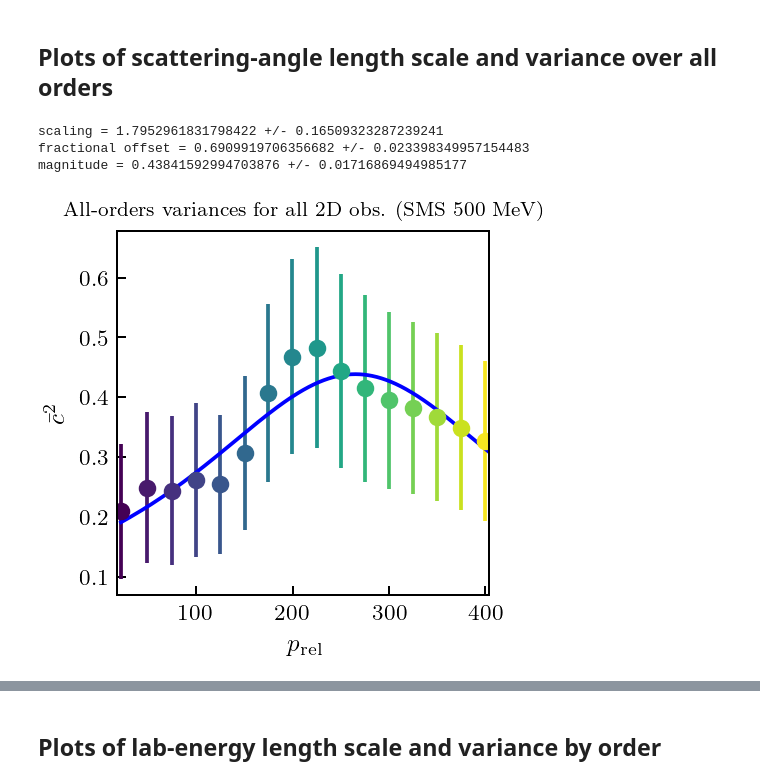
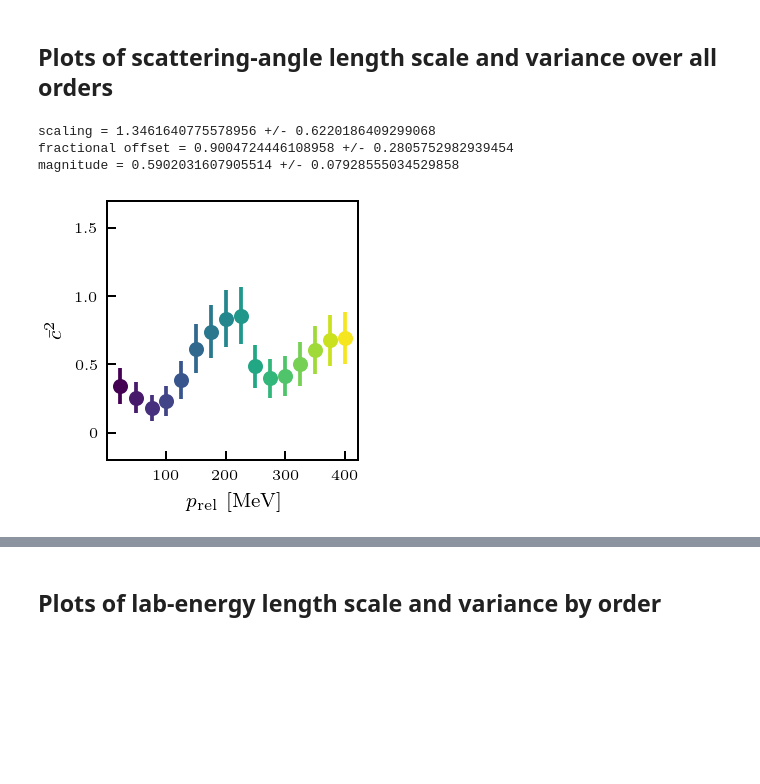
Before and after one commit to buqeye/modern_nn_potentials, a Jupyter notebook: notebooks/paper_figures_2.ipynb, the cells around one changed output, grey strips where cells are left out. Saved outputs shown, nothing was run; the diff lists cells and outputs as text; code cells hidden in the pictures; blank space fills up the shorter version.

Commit message:
Prepared for the publication of Fission Fragment 2, including and especially the figure-generating code of paper_figures_2.ipynb.

```diff
--- a/notebooks/paper_figures_2.ipynb
+++ b/notebooks/paper_figures_2.ipynb
@@ -1407,21 +679,34 @@ def lorentzian(x, k, delta, M):
     R = np.max(x) - np.min(x)
     return M * (1 + (k / R * (x - delta * R))**(2))**(-1)
 
-# obs_var_name_array_name = obs_data_name
-# obs_var_name_array = [obs_var_name_array_name]
-# obs_var_label_array = [obs_data_label]
-obs_var_name_array_name = "ALLOBS"
-obs_var_name_array = ["DSG", "D", "AXX", "AYY", "A", "AY"]
-obs_var_label_array = ["all 2D obs."]
+# selects which observables to include and what to call them
+obs_var_name_array_name = obs_data_name
+obs_var_name_array = [obs_var_name_array_name]
+obs_var_label_array = [obs_data_label]
+# obs_var_name_array_name = "ALLOBS"
+# obs_var_name_array = ["DSG", "D", "AXX", "AYY", "A", "AY"]
+# obs_var_label_array = ["all 2D obs."]
 
 # create figure with n_orders subplots
-fig_tlab_var_all, axs_tlab_var_all = plt.subplots(1, 1, sharex = True, sharey=True, figsize=(2.8, 2.8))
-axs_tlab_var_all.set_xlabel(t_lab_label, size = 10)
-axs_tlab_var_all.set_ylabel(r"$\bar{c}^{2}$", size = 10)
-axs_tlab_var_all.set_title('All-orders variances for ' + obs_var_label_array[0] + " (" +
-             ScaleScheme.potential_string +
-             " " + ScaleScheme.cutoff_string.replace("p", ".").replace("MeV", " MeV").replace("fm", " fm") +
-             ")", size = 8)
+fig_tlab_var_all, axs_tlab_var_all = plt.subplots(1, 1,
+                                                  sharex = True, sharey=True,
+                                                  figsize=(2.0, 2.0))
+
+# sets axis limits, labels, and ticks
+axs_tlab_var_all.set_xlim(0, 423)
+axs_tlab_var_all.set_xlabel(t_lab_label + " [MeV]", size = 8)
+axs_tlab_var_all.set_xticks(ticks = [100, 200, 300, 400],
+                   labels = [100, 200, 300, 400],
+                   fontsize=6)
+axs_tlab_var_all.set_ylim(-0.2, 1.7)
+axs_tlab_var_all.set_ylabel(r"$\bar{c}^{2}$", size = 8)
+axs_tlab_var_all.set_yticks(ticks = [0, 0.5, 1.0, 1.5],
+                   labels = [0, 0.5, 1.0, 1.5],
+                   fontsize=6)
+# axs_tlab_var_all.set_title('All-orders variances for ' + obs_var_label_array[0] + " (" +
+#              ScaleScheme.potential_string +
+#              " " + ScaleScheme.cutoff_string.replace("p", ".").replace("MeV", " MeV").replace("fm", " fm") +
+#              ")", size = 8)
 # axs_tlab_var_all.semilogx()
 # axs_tlab_var_all.semilogy()
 
@@ -1476,48 +761,45 @@ for ovna_idx, ovna in enumerate(obs_var_name_array):
 
 # reshapes arrays in preparation for plotting
 axs_tlab_var_all_array = np.reshape(axs_tlab_var_all_array,
                                     (len(obs_var_name_array), len(t_lab_subset)))
 axs_tlab_var_all_stddev_array = np.reshape(axs_tlab_var_all_stddev_array,
                                     (len(obs_var_name_array), len(t_lab_subset)))
 
 # plots variances with error bars
 for t in t_lab_subset:
     axs_tlab_var_all.errorbar(t,
                     (np.prod(axs_tlab_var_all_array, axis = 0)**(1 / len(obs_var_name_array)))[np.isin(t_lab_subset, t)],
                     yerr = (np.sum(axs_tlab_var_all_stddev_array, axis = 0) / len(obs_var_name_array))[np.isin(t_lab_subset, t)],
                     c = mpl.cm.ScalarMappable(norm=norm_tlab, cmap=cmap_tlab).to_rgba(t),
-                    fmt = 'o')
+                    fmt = 'o', markersize = 5)
 
 # fits variances to Lorentzian
 popt, pcov = curve_fit(lorentzian, t_lab_subset,
                                     np.prod(axs_tlab_var_all_array, axis = 0)**(1 / len(obs_var_name_array)),
                                     sigma = np.sum(axs_tlab_var_all_stddev_array, axis = 0) / len(obs_var_name_array)
                                      )
-# plots the line of best fit
-axs_tlab_var_all.plot(t_lab_input,
-            lorentzian(t_lab_input, *popt),
-            color = "blue",
-            )
+# # plots the line of best fit
+# axs_tlab_var_all.plot(t_lab_input,
+#             lorentzian(t_lab_input, *popt),
+#             color = "blue",
+#             )
+
 # prints the best fit values
 print("scaling = " + str(popt[0]) + " +/- " + str(np.sqrt(pcov[0, 0])))
 print("fractional offset = " + str(popt[1]) + " +/- " + str(np.sqrt(pcov[1, 1])))
 print("magnitude = " + str(popt[2]) + " +/- " + str(np.sqrt(pcov[2, 2])))
 
-# sets x-axis limits
-axs_tlab_var_all.set_xlim(left = np.min(t_lab_subset) - 0.01 * (np.max(t_lab_subset) - np.min(t_lab_subset)),
-                         right = np.max(t_lab_subset) + 0.01 * (np.max(t_lab_subset) - np.min(t_lab_subset)))
-
+# saves figure
 fig_tlab_var_all.tight_layout()
-# saves figure
 fig_tlab_var_all.savefig('figures2/' + 'var' + '_' + 'tlab_slices' + '_' + 'allorders' + '_' +
                     ScaleScheme.potential_string + ScaleScheme.cutoff_string + '_' +
                     obs_var_name_array_name + '_Q' + Q_type + '_' + p_type + '_' + t_lab_name + '_' +
                     degrees_name)
 # %% [output]
-scaling = 1.7952961831798422 +/- 0.16509323287239241
-fractional offset = 0.6909919706356682 +/- 0.023398349957154483
-magnitude = 0.43841592994703876 +/- 0.01716869494985177
+scaling = 1.3461640775578956 +/- 0.6220186409299068
+fractional offset = 0.9004724446108958 +/- 0.2805752982939454
+magnitude = 0.5902031607905514 +/- 0.07928555034529858
-[figure, old version]
+[figure, new version]
 # %%
 # data on power-law best-fit magnitude and exponent from all 2D observables
 # SMS 550 MeV
```
Also changed, not shown: parts of 35 cells of this notebook, 4 other files.
